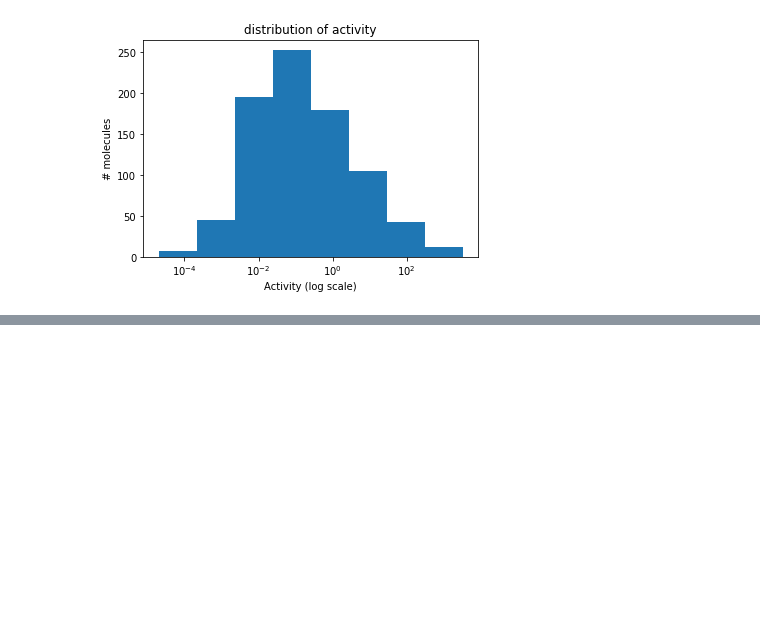
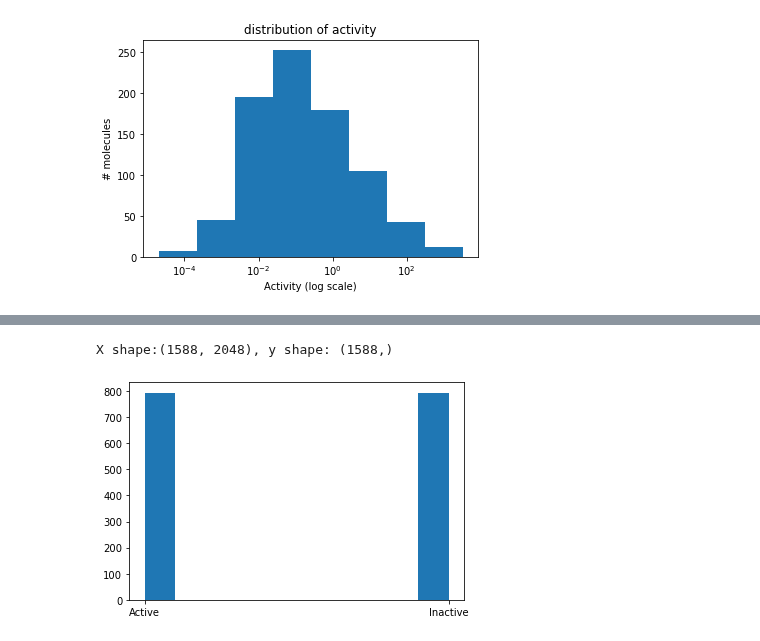
Before and after one commit to srensi/tmprss2, a Jupyter notebook: notebooks/knn.ipynb, the cells around one changed output, grey strips where cells are left out. Saved outputs shown, nothing was run; the diff lists cells and outputs as text; code cells hidden in the pictures; blank space fills up the shorter version.

```diff
--- a/notebooks/knn.ipynb
+++ b/notebooks/knn.ipynb
@@ -38,2 +59,23 @@ True
+# %%
+def augment_with_dcm(X, y, num_negatives):# augment the data with dcm examples
+    dcm_X = np.stack(dcm.morgan_fingerprint)
+
+    # select subset
+    # current method: random choice.  There might be a better way.
+    dcm_X = dcm_X[np.random.choice(np.arange(len(dcm_X)), size=num_negatives, replace=False)]
+    dcm_y = np.array(['Inactive'] * len(dcm_X))
+
+    # combine
+    X = np.concatenate([X, dcm_X], axis=0)
+    y = np.concatenate([y, dcm_y])
+    return X, y
+# how many negatives should we choose?  This is up for debate.  Current strategy: balance Active/Inactive
+num_negatives = np.count_nonzero(y == 'Active') - np.count_nonzero(y == 'Inactive')
+X, y = augment_with_dcm(X, y, num_negatives)
+print(f'X shape:{X.shape}, y shape: {y.shape}')
+h = plt.hist(y)
+# %% [output]
+X shape:(1588, 2048), y shape: (1588,)
+[figure, added]
 # %%
 # set up data and labels for knn
```
Also changed, not shown: parts of 21 cells of this notebook.
